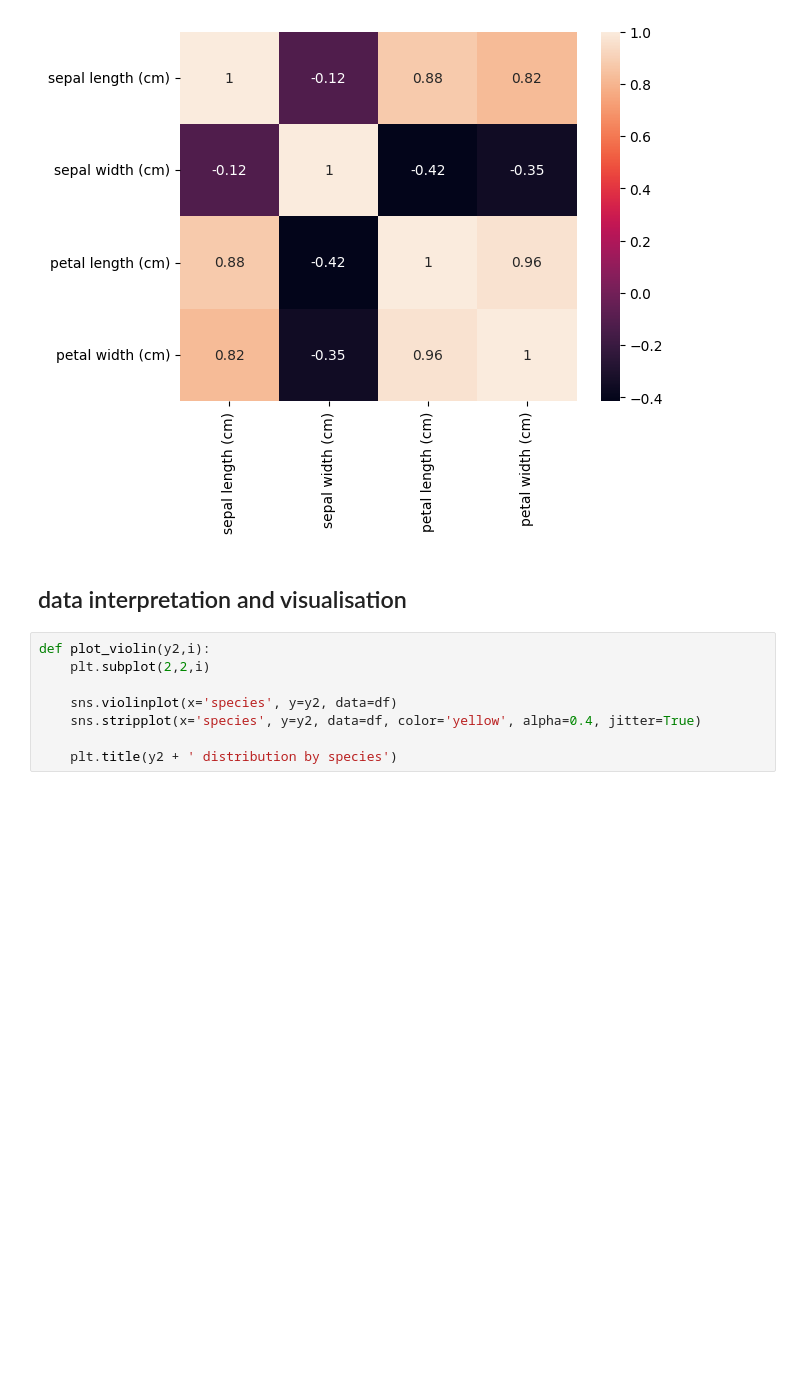
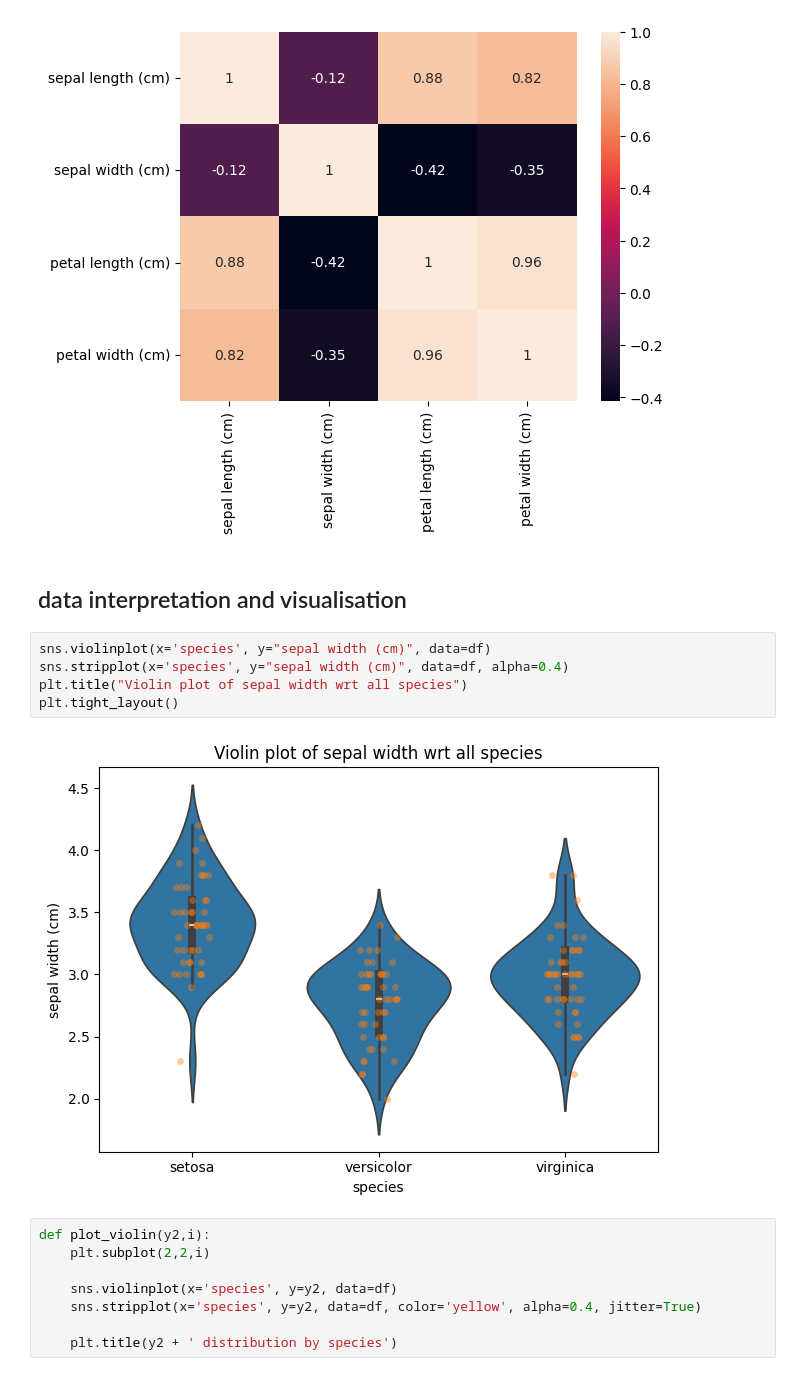
Before and after one commit to adimail/notebooks, a Jupyter notebook: iris.ipynb, the cells around one changed output. Saved outputs shown, nothing was run; the diff lists cells and outputs as text; blank space fills up the shorter version.

```diff
--- a/iris.ipynb
+++ b/iris.ipynb
@@ -228,6 +228,13 @@ sns.heatmap(correlation, annot=True)
 [figure]
 # %% [markdown]
 ## <a id="7">data interpretation and visualisation</a>
+# %%
+sns.violinplot(x='species', y="sepal width (cm)", data=df)
+sns.stripplot(x='species', y="sepal width (cm)", data=df, alpha=0.4)
+plt.title("Violin plot of sepal width wrt all species")
+plt.tight_layout()
+# %% [output]
+[figure, added]
 # %%
 def plot_violin(y2,i):
     plt.subplot(2,2,i)
```
Also changed, not shown: parts of 10 cells of this notebook.
